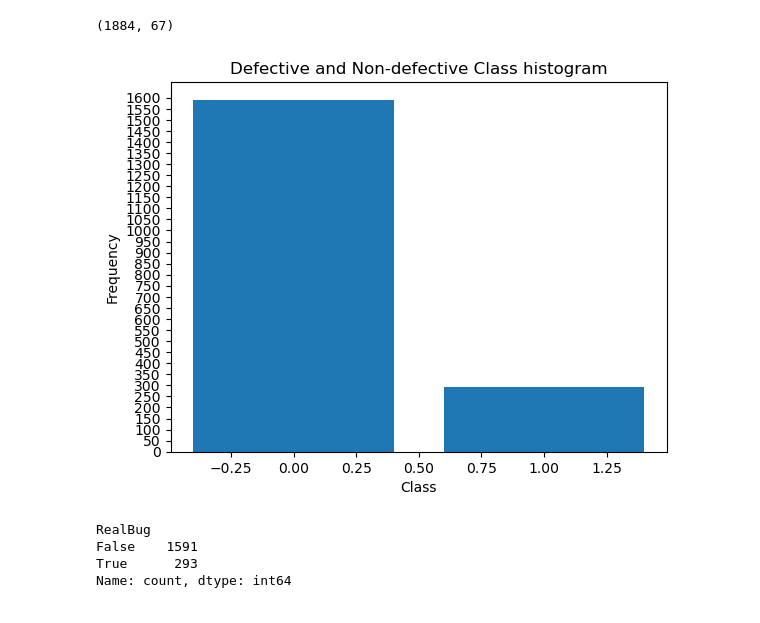
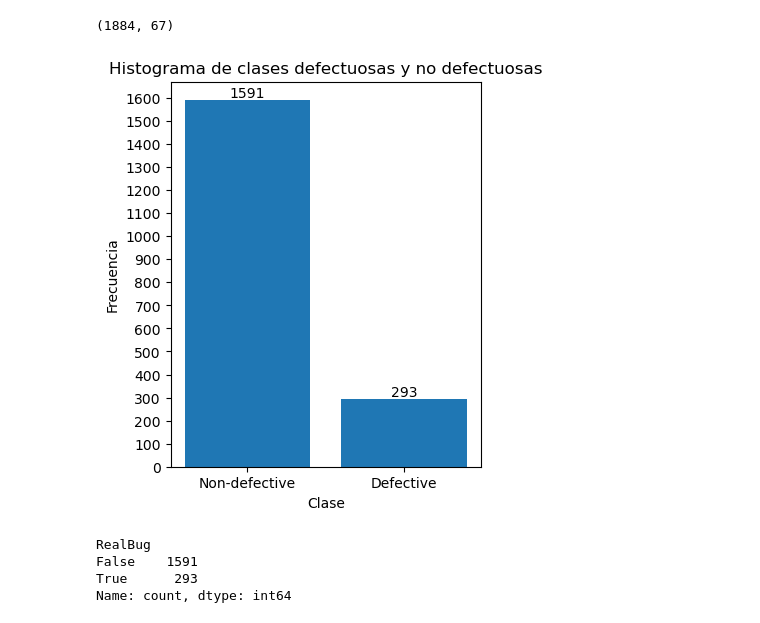
Before and after one commit to alvaldes/pred-err, a Jupyter notebook: Class Balance/JIRA/jira/activemq-5.0.0.ipynb, the cells around one changed output. Cells and saved outputs as stored; diff of their text form; code cells hidden in the pictures.

```diff
--- a/Class Balance/JIRA/jira/activemq-5.0.0.ipynb
+++ b/Class Balance/JIRA/jira/activemq-5.0.0.ipynb
@@ -41,24 +41,29 @@ df.shape
 (1884, 67)
 # %%
 #Defective and Non-defective Class histogram
-import matplotlib.pyplot as plt
 
 # Count the occurrences of each class
 class_counts = df['RealBug'].value_counts()
 
-# Plot the histogram
-plt.bar(class_counts.index, class_counts.values)
-plt.xlabel('Class')
-plt.ylabel('Frequency')
-plt.title('Defective and Non-defective Class histogram')
-plt.xticks(rotation=0)
+# Plot the histogram with increased height
+plt.figure(figsize=(4, 5))
+bars = plt.bar(class_counts.index, class_counts.values)
+plt.xlabel('Clase')
+plt.ylabel('Frecuencia')
+plt.title('Histograma de clases defectuosas y no defectuosas')
+plt.xticks([0, 1], ['Non-defective', 'Defective'])
+
 # show more numbers in frequency (y axis)
-plt.gca().set_yticks(range(0, class_counts.max() + 50, 50))
+plt.gca().set_yticks(range(0, class_counts.max() + 50, 100))
+
+# Add value labels on top of bars
+plt.bar_label(bars, labels=[f'{val}' for val in class_counts.values])
+
 # show the grid
 # plt.grid(axis='y')
 plt.show()
 # %% [output]
-[figure, old version]
+[figure, new version]
 # %%
 class_counts
 # %% [output]
```
Also changed, not shown: parts of 13 cells of this notebook, 2 other files.
